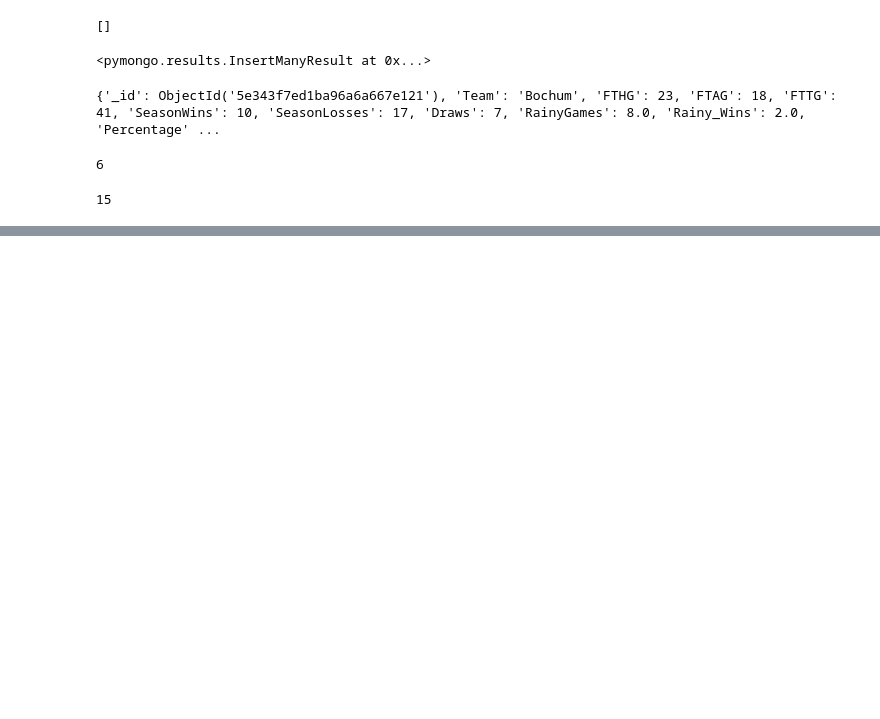
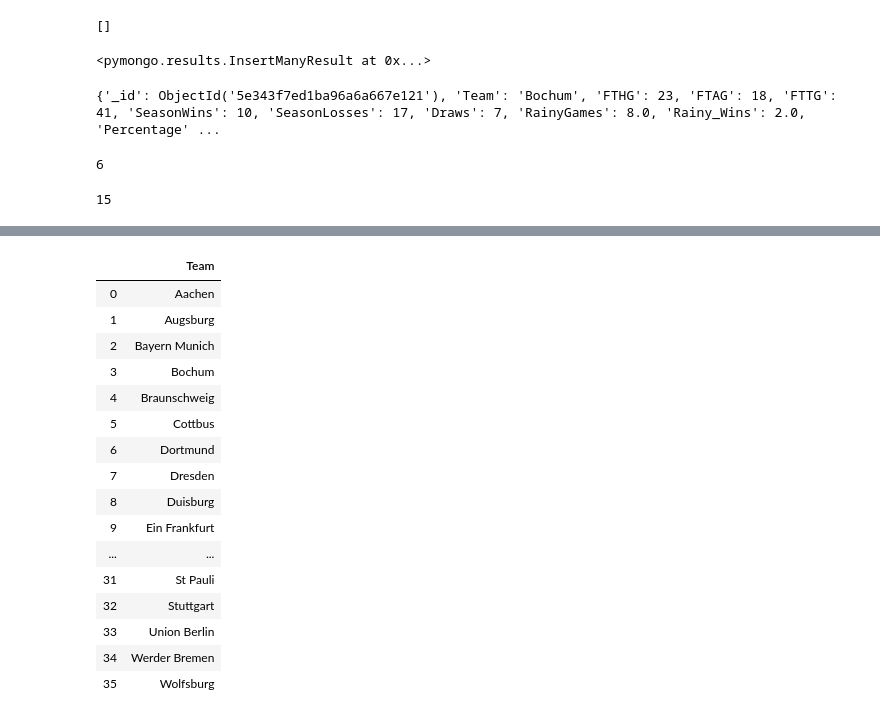
Before and after one commit to petehumphries/Flatiron_School-Module_2_Proj, a Jupyter notebook: main.ipynb, the cells around one changed output, grey strips where cells are left out. Drawn from its saved outputs; the diff is of its cells as text; code cells hidden in the pictures; blank space fills up the shorter version.

```diff
--- a/main.ipynb
+++ b/main.ipynb
@@ -678,0 +699,20 @@ plt.show()
+# %%
+teams
+# %% [output]
+|  | Team |
+| 0 | Aachen |
+| 1 | Augsburg |
+| 2 | Bayern Munich |
+| 3 | Bochum |
+| 4 | Braunschweig |
+| 5 | Cottbus |
+| 6 | Dortmund |
+| 7 | Dresden |
+| 8 | Duisburg |
+| 9 | Ein Frankfurt |
+| ... | ... |
+| 31 | St Pauli |
+| 32 | Stuttgart |
+| 33 | Union Berlin |
+| 34 | Werder Bremen |
+| 35 | Wolfsburg |
```
Also changed, not shown: parts of 2 cells of this notebook.
